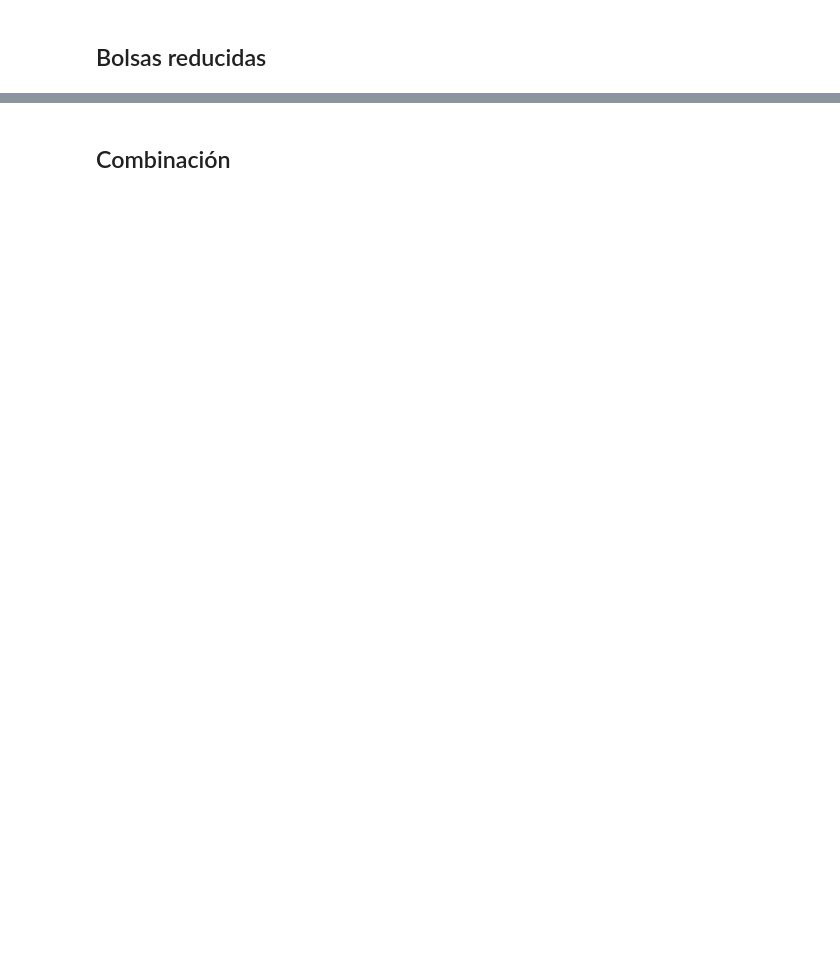
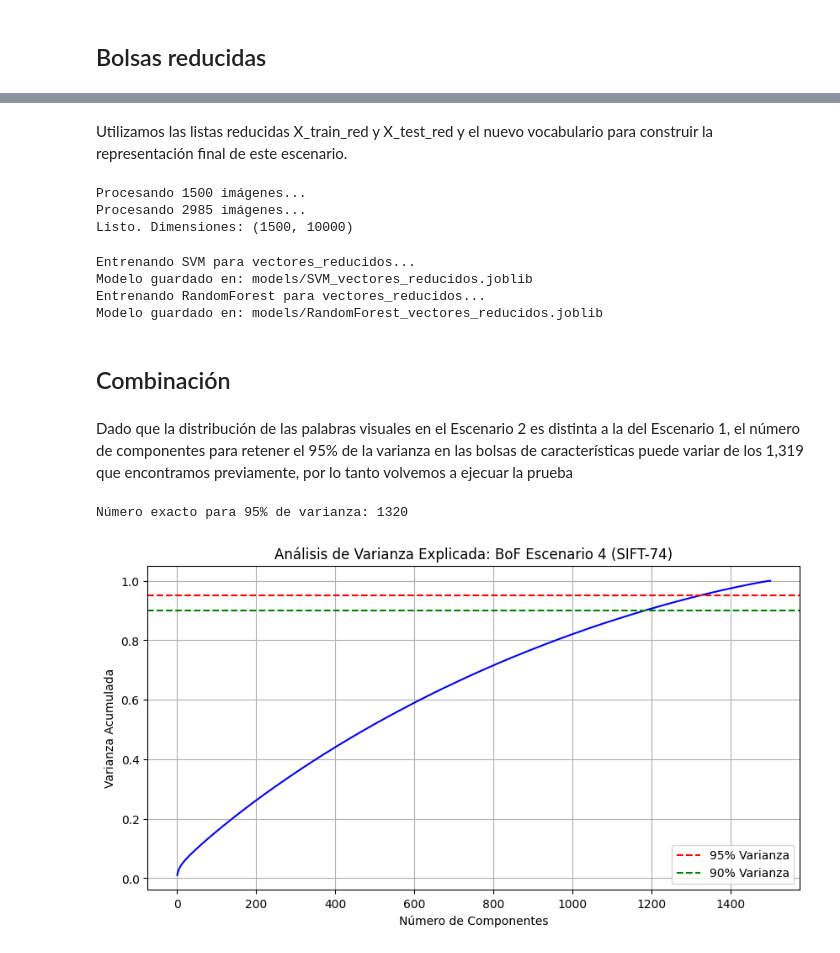
Before and after one commit to Tlacaelel97/Tarea4-AA, a Jupyter notebook: 04_01.ipynb, the cells around one changed output, grey strips where cells are left out. Drawn from its saved outputs; the diff is of its cells as text; code cells hidden in the pictures; blank space fills up the shorter version.

Commit message:
Models trained

```diff
--- a/04_01.ipynb
+++ b/04_01.ipynb
@@ -372,2 +379,17 @@ Procesaremos los datos según los valores de $n=74$ (SIFT) y $m=1319$ (BoF).
 # %% [markdown]
 ## Bolsas reducidas
+# %%
+# Definir el número de componentes seleccionado en la exploración de PCA
+m_final = 1319
+
+# Inicializar el modelo IncrementalPCA
+ipca_bof = IncrementalPCA(n_components=m_final)
+
+# Ajustar el modelo con los datos de entrenamiento (bof_train)
+# El batch_size debe ser >= n_components para evitar el ValueError anterior
+batch_size = 1500
+for i in range(0, bof_train.shape[0], batch_size):
+    ipca_bof.partial_fit(bof_train[i:i + batch_size])
+
+# Guardar el modelo PCA
+joblib.dump(ipca_bof, "models/ipca_bof_1319.joblib")
@@ -373,0 +453,9 @@ Procesaremos los datos según los valores de $n=74$ (SIFT) y $m=1319$ (BoF).
+# %%
+# Entrenar vocabulario sobre descriptores de 74 dimensiones
+vocab_s2 = build_visual_vocabulary(X_train_stacked_red, k=10000, iterations=5)
+
+
+np.save("models/vocab_s2_10k.npy", vocab_s2)
+
+del X_train_stacked_red
+gc.collect()
@@ -374,2 +470,39 @@ Procesaremos los datos según los valores de $n=74$ (SIFT) y $m=1319$ (BoF).
+# %% [markdown]
+Utilizamos las listas reducidas X_train_red y X_test_red y el nuevo vocabulario para construir la representación final de este escenario.
+# %%
+# Cuantización  con descriptores de 74-dim
+bof_train_s2_raw = compute_bof_histograms(X_train_red, vocab_s2)
+bof_test_s2_raw = compute_bof_histograms(X_test_red, vocab_s2)
+
+# Aplicar TF-IDF y Normalización L2
+tfidf_s2 = TfidfTransformer(norm='l2', use_idf=True)
+X_train_s2 = tfidf_s2.fit_transform(bof_train_s2_raw).toarray()
+X_test_s2 = tfidf_s2.transform(bof_test_s2_raw).toarray()
+
+# Persistencia de datos
+np.save("X_train_s2.npy", X_train_s2)
+np.save("X_test_s2.npy", X_test_s2)
+joblib.dump(tfidf_s2, "models/tfidf_s2.joblib")
+
+print(f"Listo. Dimensiones: {X_train_s2.shape}")
+# %% [output]
+Procesando 1500 imágenes...
+Procesando 2985 imágenes...
+Listo. Dimensiones: (1500, 10000)
+# %%
+acc_s2, cm_s2 = train_and_persist_model(X_train_s2, y_train, X_test_s2, y_test, 'SVM', 'vectores_reducidos')
+acc_rf_s2, cm_rf_s2 = train_and_persist_model(X_train_s2, y_train, X_test_s2, y_test, 'RandomForest', 'vectores_reducidos')
+# %% [output]
+Entrenando SVM para vectores_reducidos...
+Modelo guardado en: models/SVM_vectores_reducidos.joblib
+Entrenando RandomForest para vectores_reducidos...
+Modelo guardado en: models/RandomForest_vectores_reducidos.joblib
 # %% [markdown]
 ## Combinación
+# %% [markdown]
+Dado que la distribución de las palabras visuales en el Escenario 2 es distinta a la del Escenario 1, el número de componentes para retener el 95% de la varianza en las bolsas de características puede variar de los 1,319 que encontramos previamente, por lo tanto volvemos a ejecuar la prueba
+# %%
+varianza_s4 = explorar_pca(X_train_s2, "BoF Escenario 4 (SIFT-74)", max_components=1499, batch_size=1500)
+# %% [output]
+Número exacto para 95% de varianza: 1320
+[figure, added]
```
Also changed, not shown: parts of 11 cells of this notebook, 1 other file.
